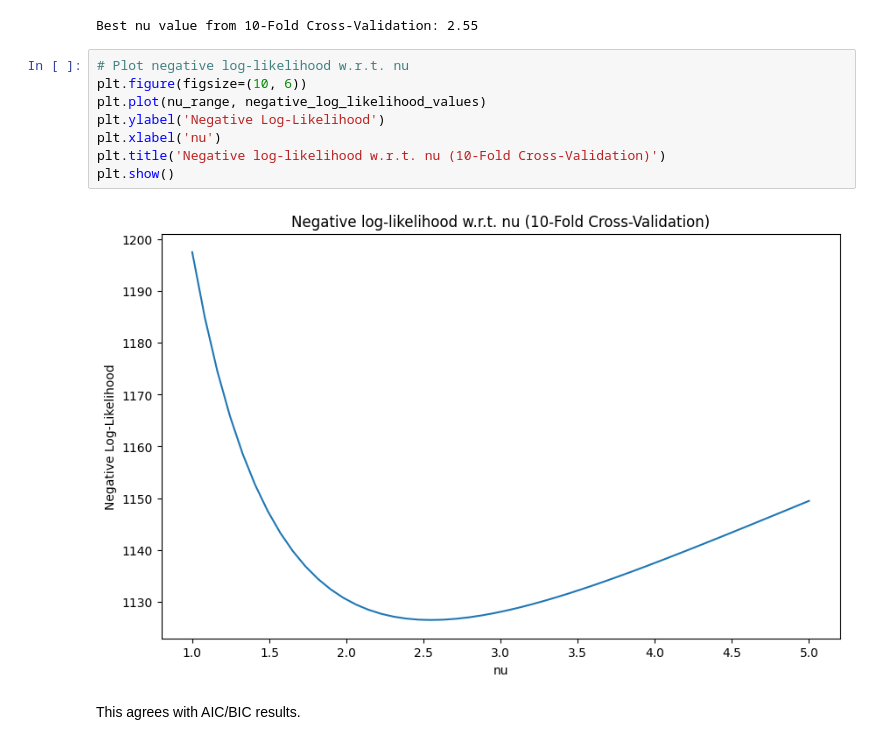
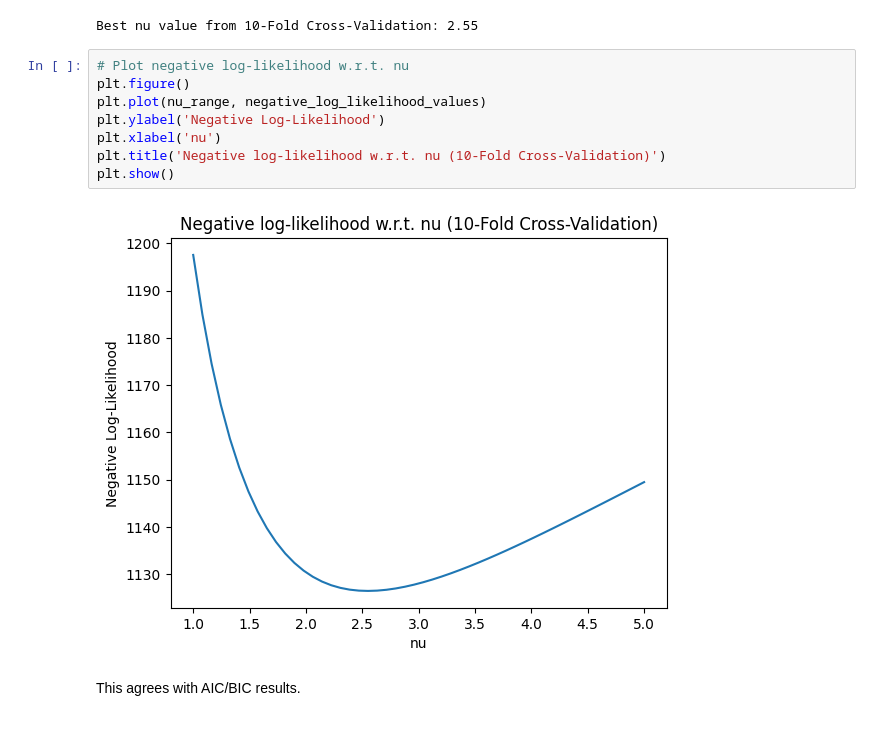
Before and after one commit to loggedin/supervised-learning, a Jupyter notebook: students-t-regression.ipynb, the cells around one changed output. Saved outputs shown, nothing was run; the diff lists cells and outputs as text.

```diff
--- a/students-t-regression.ipynb
+++ b/students-t-regression.ipynb
@@ -383,13 +376,13 @@ print(f'Best nu value from 10-Fold Cross-Validation: {best_nu_nll:.2f}')
 Best nu value from 10-Fold Cross-Validation: 2.55
 # %%
 # Plot negative log-likelihood w.r.t. nu
-plt.figure(figsize=(10, 6))
+plt.figure()
 plt.plot(nu_range, negative_log_likelihood_values)
 plt.ylabel('Negative Log-Likelihood')
 plt.xlabel('nu')
 plt.title('Negative log-likelihood w.r.t. nu (10-Fold Cross-Validation)')
 plt.show()
 # %% [output]
-[figure, old version]
+[figure, new version]
 # %% [markdown]
 This agrees with AIC/BIC results.
```
Also changed, not shown: parts of 14 cells of this notebook.
